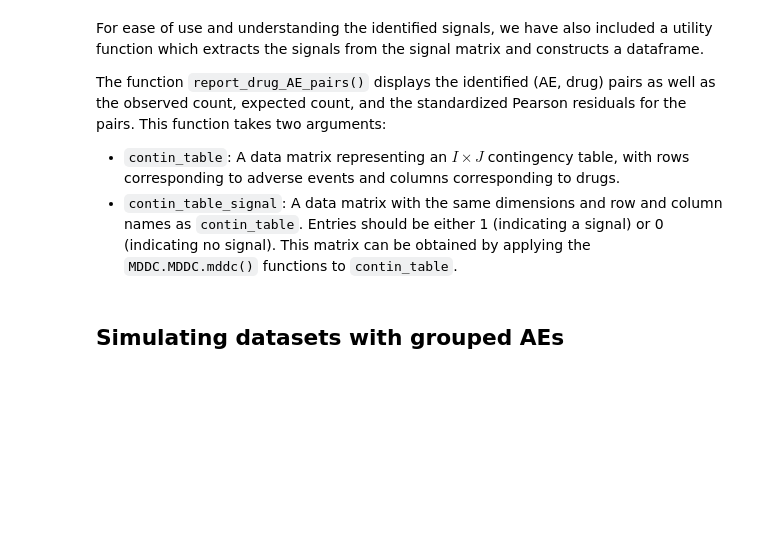
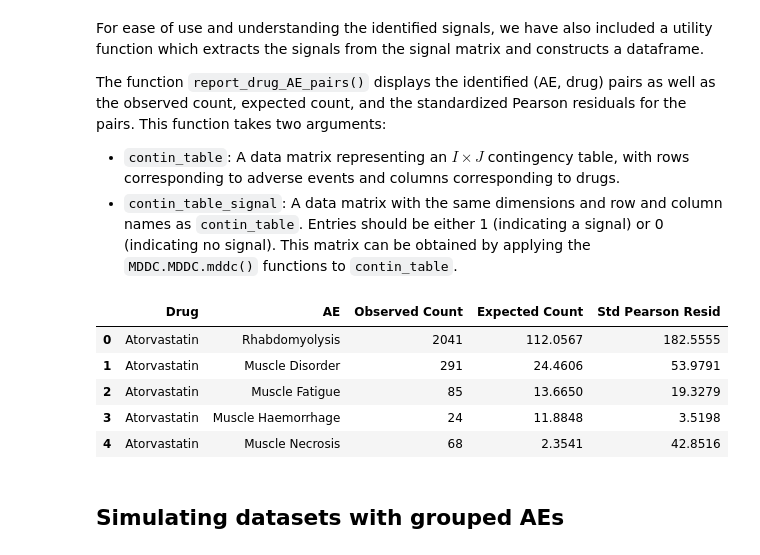
Before and after one commit to rmj3197/MDDC, a Jupyter notebook: docs/source/user_guide/MDDC_Usage.ipynb, the cells around one changed output. Drawn from its saved outputs; the diff is of its cells as text; code cells hidden in the pictures; blank space fills up the shorter version.

```diff
--- a/docs/source/user_guide/MDDC_Usage.ipynb
+++ b/docs/source/user_guide/MDDC_Usage.ipynb
@@ -130,9 +167,16 @@ The function `report_drug_AE_pairs()` displays the identified (AE, drug) pairs a
 - `contin_table`: A data matrix representing an $I \times J$ contingency table, with rows corresponding to adverse events and columns corresponding to drugs.
 - `contin_table_signal`: A data matrix with the same dimensions and row and column names as `contin_table`. Entries should be either 1 (indicating a signal) or 0 (indicating no signal). This matrix can be obtained by applying the `MDDC.MDDC.mddc()` functions to `contin_table`.
 # %%
-report_df = MDDC.utils.report_drug_AE_pairs(statin49, mc_results.signal_adj)
+report_df = MDDC.utils.report_drug_AE_pairs(statin49, mc_results.signal)
 
 report_df.head()
+# %% [output]
+|  | Drug | AE | Observed Count | Expected Count | Std Pearson Resid |
+| 0 | Atorvastatin | Rhabdomyolysis | 2041 | 112.0567 | 182.5555 |
+| 1 | Atorvastatin | Muscle Disorder | 291 | 24.4606 | 53.9791 |
+| 2 | Atorvastatin | Muscle Fatigue | 85 | 13.6650 | 19.3279 |
+| 3 | Atorvastatin | Muscle Haemorrhage | 24 | 11.8848 | 3.5198 |
+| 4 | Atorvastatin | Muscle Necrosis | 68 | 2.3541 | 42.8516 |
 # %% [markdown]
 ## Simulating datasets with grouped AEs
 # %% [markdown]
```
Also changed, not shown: parts of 14 cells of this notebook, 8 other files.
